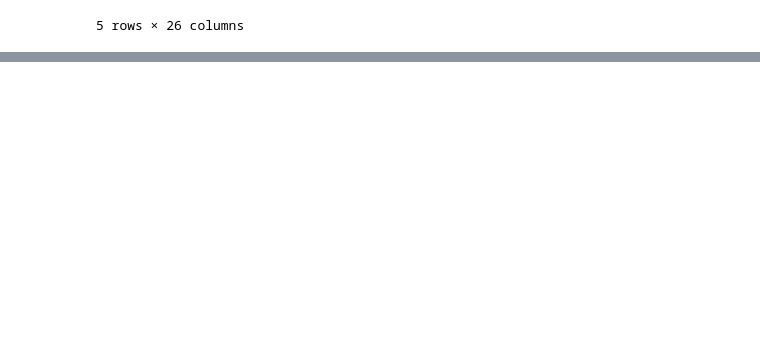
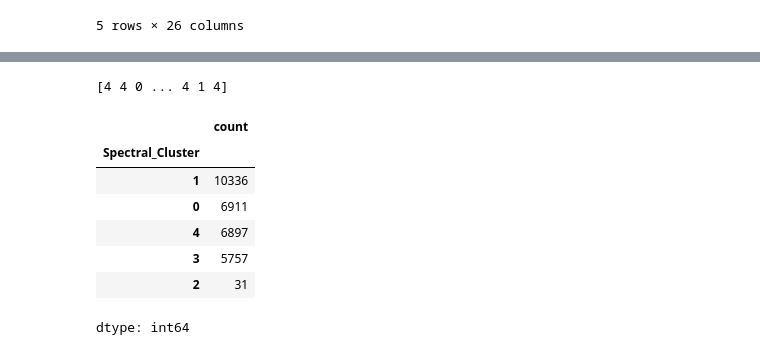
Before and after one commit to BAHAMLAOUHI/Clustering-Approach-to-High-Dimensional-Data, a Jupyter notebook: Experimentation.ipynb, the cells around one changed output, grey strips where cells are left out. Cells and saved outputs as stored; diff of their text form; code cells hidden in the pictures; blank space fills up the shorter version.

Commit message:
trying 4 different Clustering algorithms

```diff
--- a/Experimentation.ipynb
+++ b/Experimentation.ipynb
@@ -402,0 +254,2 @@ plt.show()
+# %%
+df=pd.read_csv('client_clusters.csv')
@@ -402,0 +266,29 @@ plt.show()
+# %%
+X=df.drop(['Cluster','Clusters'],axis=1)
+# %%
+from sklearn.cluster import SpectralClustering
+
+spectral = SpectralClustering(
+    n_clusters=5,
+    affinity='nearest_neighbors',
+    assign_labels='kmeans',
+    random_state=42
+)
+labels = spectral.fit_predict(X)
+# %%
+print(labels)
+# %% [output]
+[4 4 0 ... 4 1 4]
+# %%
+df["Spectral_Cluster"]=labels
+# %%
+df["Spectral_Cluster"].value_counts()
+# %% [output]
+|  | count |
+| Spectral_Cluster |  |
+| 1 | 10336 |
+| 0 | 6911 |
+| 4 | 6897 |
+| 3 | 5757 |
+| 2 | 31 |
+dtype: int64
```
Also changed, not shown: parts of 33 cells of this notebook.
